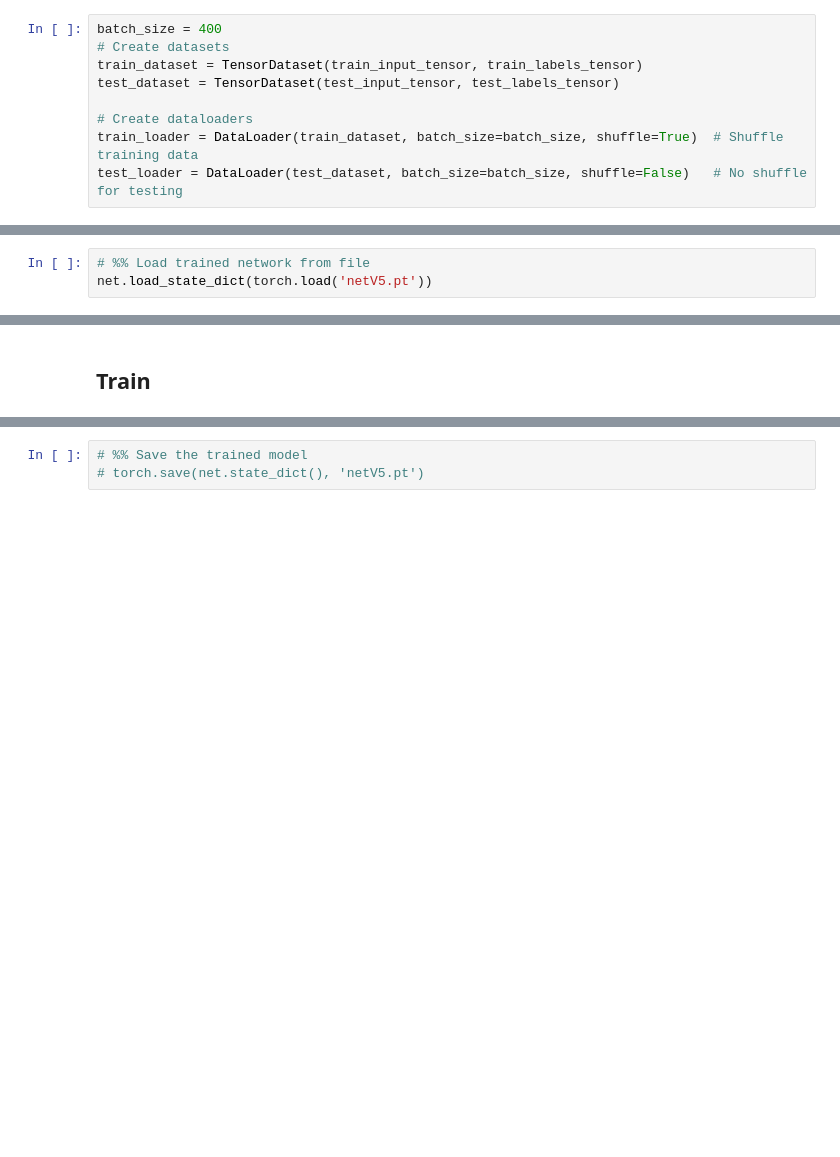
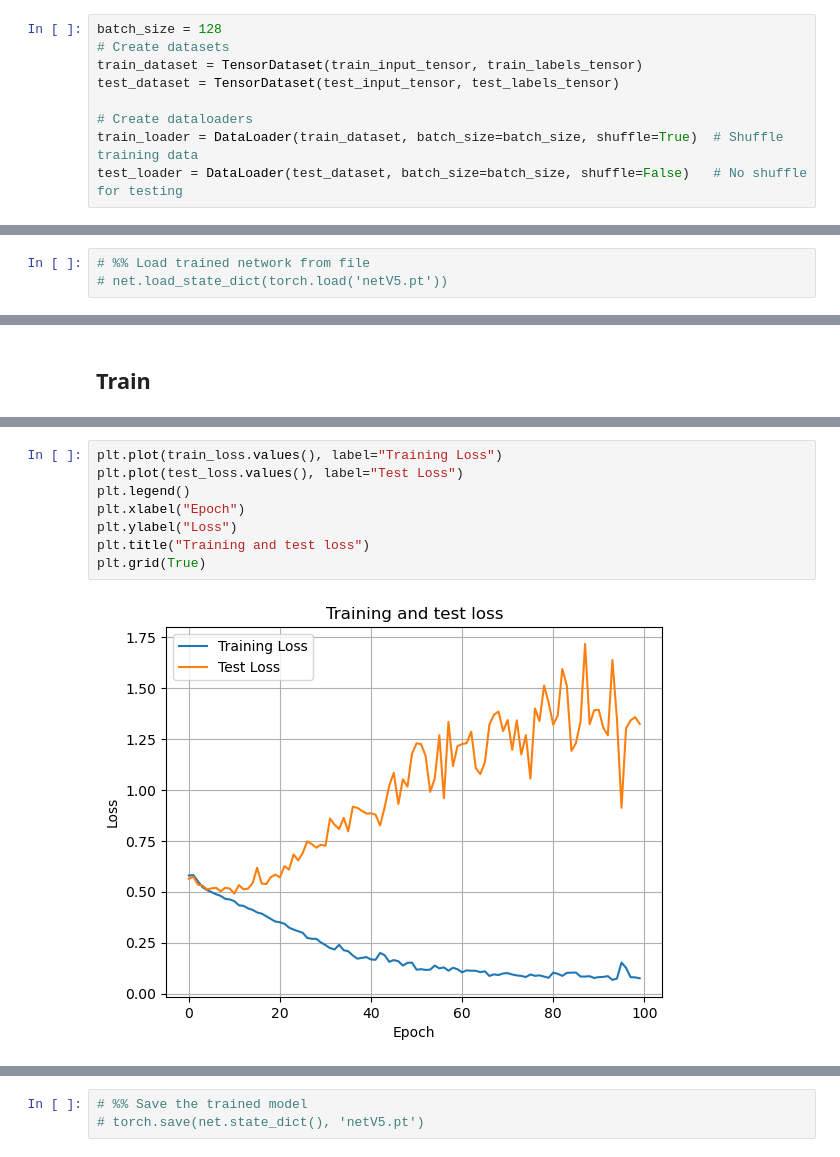
Before and after one commit to ChristianDTU/Nyt-rstaler, a Jupyter notebook: CNN.ipynb, the cells around one changed output, grey strips where cells are left out. Drawn from its saved outputs; the diff is of its cells as text; blank space fills up the shorter version.

```diff
--- a/CNN.ipynb
+++ b/CNN.ipynb
@@ -101,7 +102,7 @@ train_input_tensor.shape, test_input_tensor.shape
 # %% [output]
 (torch.Size([8048, 1, 200]), torch.Size([2683, 1, 200]))
 # %%
-batch_size = 400
+batch_size = 128
 # Create datasets
 train_dataset = TensorDataset(train_input_tensor, train_labels_tensor)
 test_dataset = TensorDataset(test_input_tensor, test_labels_tensor)
@@ -153,3 +151,3 @@ accuracy_metric = torchmetrics.classification.BinaryAccuracy().to(device)
 # %%
 # %% Load trained network from file
-net.load_state_dict(torch.load('netV5.pt'))
+# net.load_state_dict(torch.load('netV5.pt'))
@@ -218,0 +254,10 @@ Epoch 100/100, Loss: 0.1232, Accuracy: 95.35%
+# %%
+plt.plot(train_loss.values(), label="Training Loss")
+plt.plot(test_loss.values(), label="Test Loss")
+plt.legend()
+plt.xlabel("Epoch")
+plt.ylabel("Loss")
+plt.title("Training and test loss")
+plt.grid(True)
+# %% [output]
+[figure, added]
```
Also changed, not shown: parts of 8 cells of this notebook.
